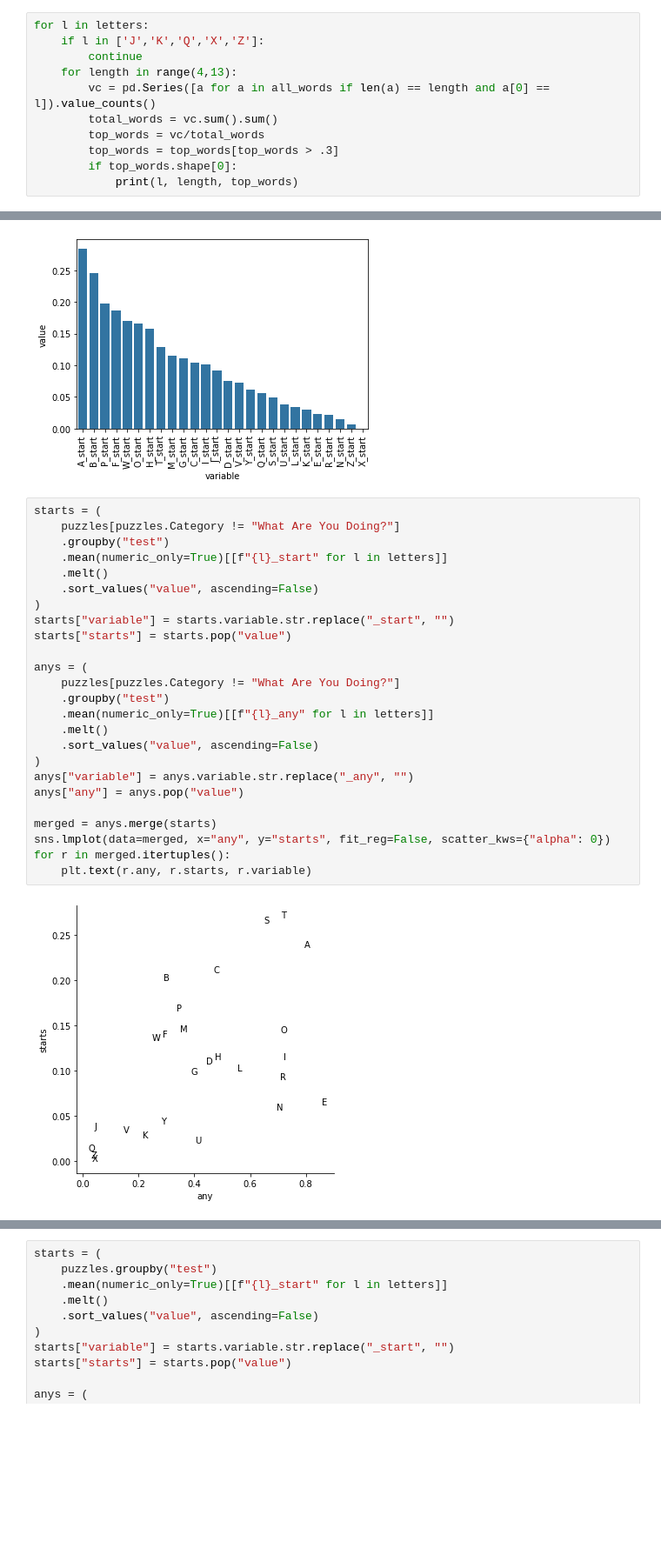
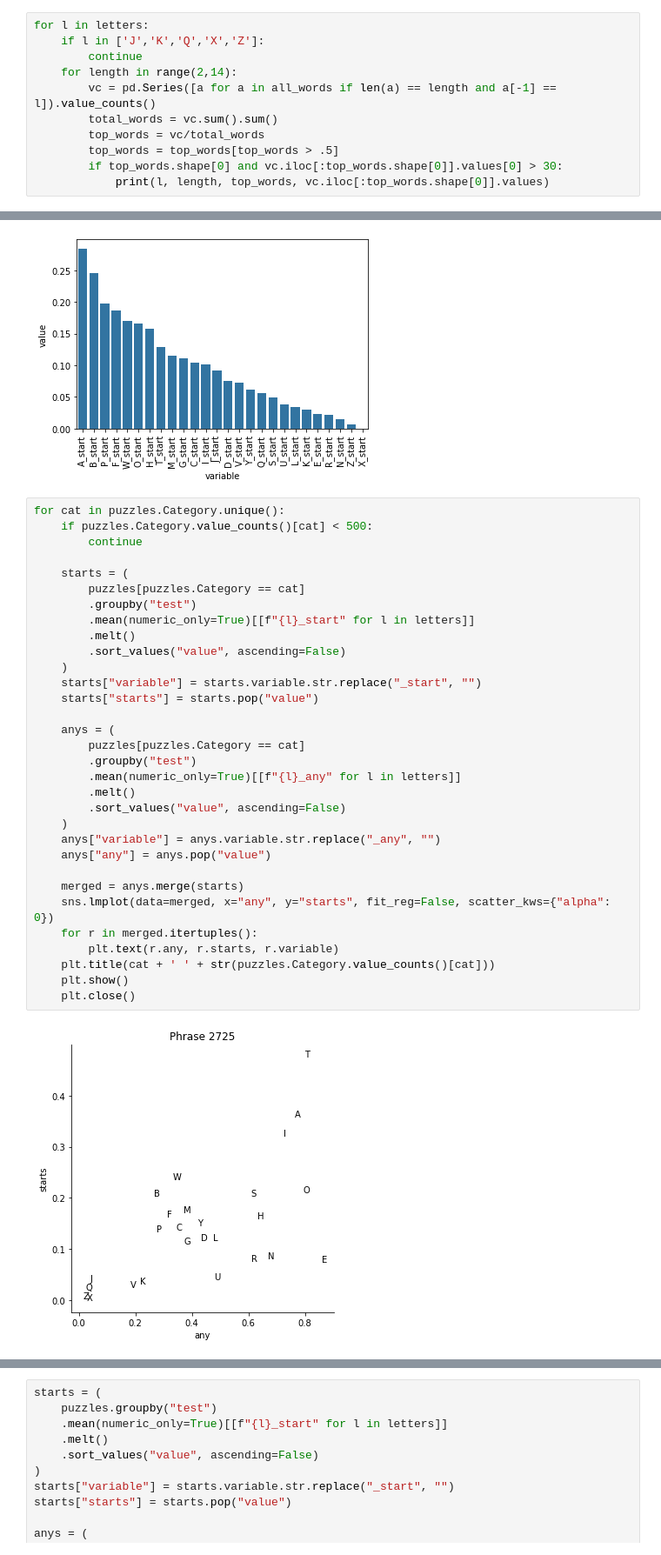
Before and after one commit to evanrgreen/WheelOfFortune, a Jupyter notebook: WOF analysis.ipynb, the cells around one changed output, grey strips where cells are left out. Shown at 87% size. Drawn from its saved outputs; the diff is of its cells as text; blank space fills up the shorter version.

```diff
--- a/WOF analysis.ipynb
+++ b/WOF analysis.ipynb
@@ -88,11 +98,11 @@ Name: count, dtype: float64
 for l in letters:
     if l in ['J','K','Q','X','Z']:
         continue
-    for length in range(4,13):
-        vc = pd.Series([a for a in all_words if len(a) == length and a[0] == l]).value_counts()
+    for length in range(2,14):
+        vc = pd.Series([a for a in all_words if len(a) == length and a[-1] == l]).value_counts()
         total_words = vc.sum().sum()
         top_words = vc/total_words
-        top_words = top_words[top_words > .3]
-        if top_words.shape[0]:
-            print(l, length, top_words)
+        top_words = top_words[top_words > .5]
+        if top_words.shape[0] and vc.iloc[:top_words.shape[0]].values[0] > 30:
+            print(l, length, top_words, vc.iloc[:top_words.shape[0]].values)
 # %% [output]
@@ -321,29 +387,36 @@ _ = plt.xticks(rotation=90)
 # %% [output]
 [figure]
 # %%
-starts = (
-    puzzles[puzzles.Category != "What Are You Doing?"]
-    .groupby("test")
-    .mean(numeric_only=True)[[f"{l}_start" for l in letters]]
-    .melt()
-    .sort_values("value", ascending=False)
-)
-starts["variable"] = starts.variable.str.replace("_start", "")
-starts["starts"] = starts.pop("value")
+for cat in puzzles.Category.unique():
+    if puzzles.Category.value_counts()[cat] < 500:
+        continue
 
-anys = (
-    puzzles[puzzles.Category != "What Are You Doing?"]
-    .groupby("test")
-    .mean(numeric_only=True)[[f"{l}_any" for l in letters]]
-    .melt()
-    .sort_values("value", ascending=False)
-)
-anys["variable"] = anys.variable.str.replace("_any", "")
-anys["any"] = anys.pop("value")
+    starts = (
+        puzzles[puzzles.Category == cat]
+        .groupby("test")
+        .mean(numeric_only=True)[[f"{l}_start" for l in letters]]
+        .melt()
+        .sort_values("value", ascending=False)
+    )
+    starts["variable"] = starts.variable.str.replace("_start", "")
+    starts["starts"] = starts.pop("value")
 
-merged = anys.merge(starts)
-sns.lmplot(data=merged, x="any", y="starts", fit_reg=False, scatter_kws={"alpha": 0})
-for r in merged.itertuples():
-    plt.text(r.any, r.starts, r.variable)
+    anys = (
+        puzzles[puzzles.Category == cat]
+        .groupby("test")
+        .mean(numeric_only=True)[[f"{l}_any" for l in letters]]
+        .melt()
+        .sort_values("value", ascending=False)
+    )
+    anys["variable"] = anys.variable.str.replace("_any", "")
+    anys["any"] = anys.pop("value")
+
+    merged = anys.merge(starts)
+    sns.lmplot(data=merged, x="any", y="starts", fit_reg=False, scatter_kws={"alpha": 0})
+    for r in merged.itertuples():
+        plt.text(r.any, r.starts, r.variable)
+    plt.title(cat + ' ' + str(puzzles.Category.value_counts()[cat]))
+    plt.show()
+    plt.close()
 # %% [output]
-[figure, old version]
+[figure, new version]
```
Also changed, not shown: parts of 8 cells of this notebook, 1 other file.
